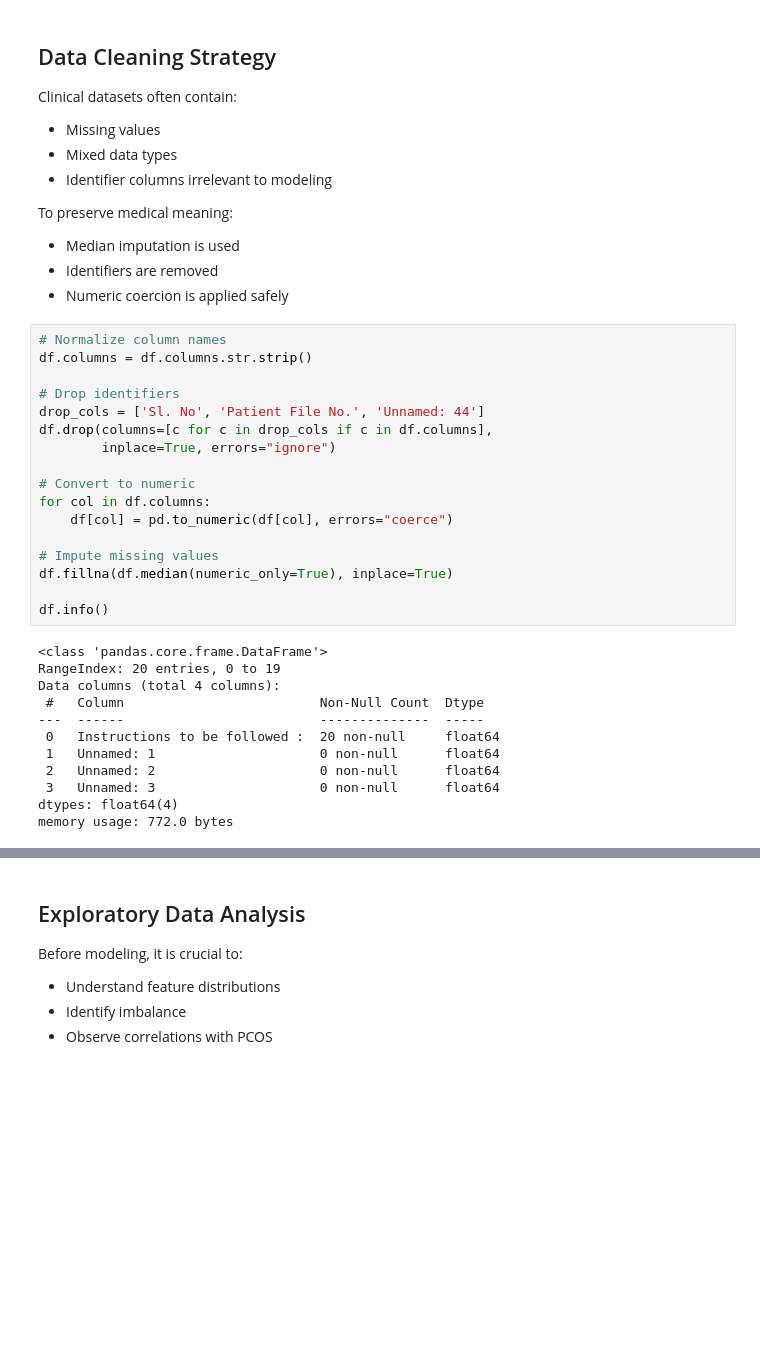
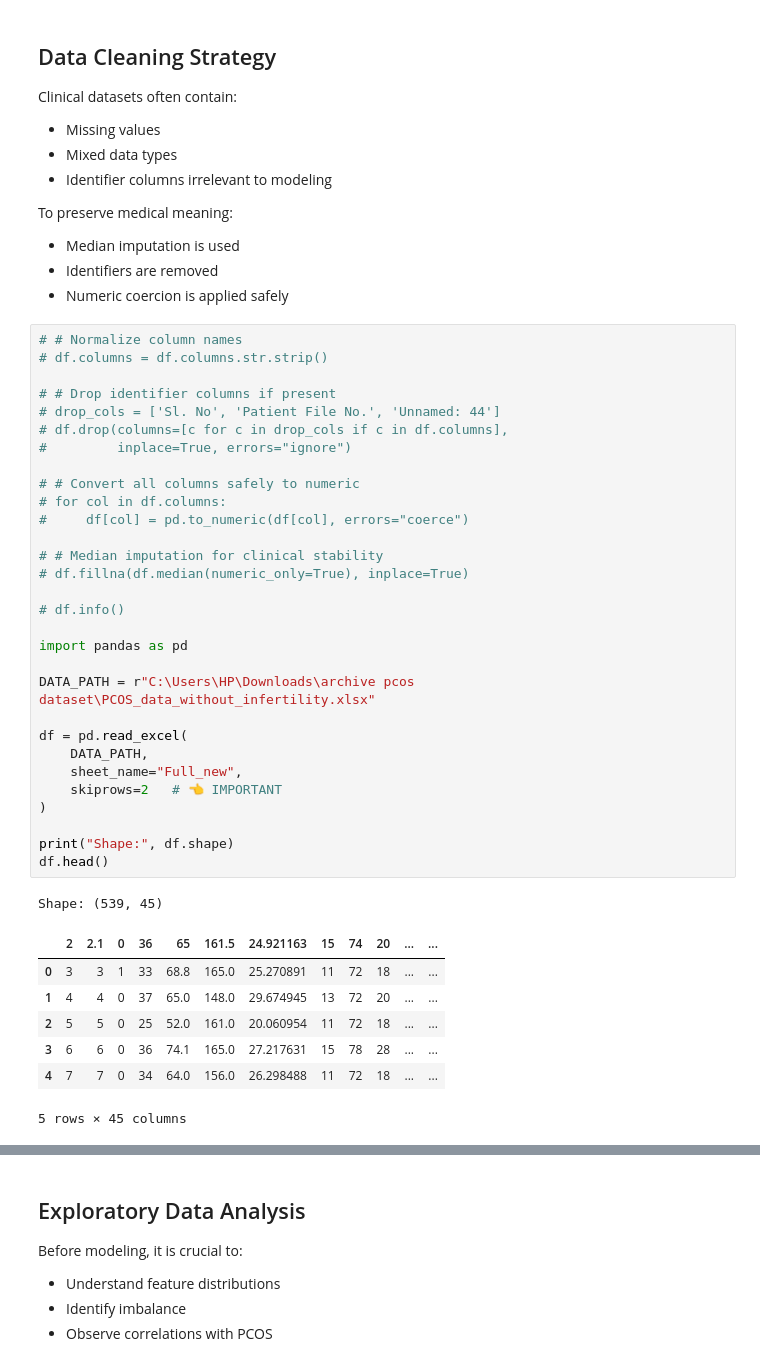
Before and after one commit to rakshamishra54/CycleSense-AI-Tableau, a Jupyter notebook: model/model.ipynb, the cells around one changed output, grey strips where cells are left out. Drawn from its saved outputs; the diff is of its cells as text; blank space fills up the shorter version.

```diff
--- a/model/model.ipynb
+++ b/model/model.ipynb
@@ -131,31 +131,41 @@ To preserve medical meaning:
 - Identifiers are removed
 - Numeric coercion is applied safely
 # %%
-# Normalize column names
-df.columns = df.columns.str.strip()
+# # Normalize column names
+# df.columns = df.columns.str.strip()
 
-# Drop identifiers
-drop_cols = ['Sl. No', 'Patient File No.', 'Unnamed: 44']
-df.drop(columns=[c for c in drop_cols if c in df.columns],
-        inplace=True, errors="ignore")
+# # Drop identifier columns if present
+# drop_cols = ['Sl. No', 'Patient File No.', 'Unnamed: 44']
+# df.drop(columns=[c for c in drop_cols if c in df.columns],
+#         inplace=True, errors="ignore")
 
-# Convert to numeric
-for col in df.columns:
-    df[col] = pd.to_numeric(df[col], errors="coerce")
+# # Convert all columns safely to numeric
+# for col in df.columns:
+#     df[col] = pd.to_numeric(df[col], errors="coerce")
 
-# Impute missing values
-df.fillna(df.median(numeric_only=True), inplace=True)
+# # Median imputation for clinical stability
+# df.fillna(df.median(numeric_only=True), inplace=True)
 
-df.info()
+# df.info()
+
+import pandas as pd
+
+DATA_PATH = r"C:\Users\HP\Downloads\archive pcos dataset\PCOS_data_without_infertility.xlsx"
+
+df = pd.read_excel(
+    DATA_PATH,
+    sheet_name="Full_new",
+    skiprows=2   # 👈 IMPORTANT
+)
+
+print("Shape:", df.shape)
+df.head()
 # %% [output]
-<class 'pandas.core.frame.DataFrame'>
-RangeIndex: 20 entries, 0 to 19
-Data columns (total 4 columns):
- #   Column                         Non-Null Count  Dtype
----  ------                         --------------  -----
- 0   Instructions to be followed :  20 non-null     float64
- 1   Unnamed: 1                     0 non-null      float64
- 2   Unnamed: 2                     0 non-null      float64
- 3   Unnamed: 3                     0 non-null      float64
-dtypes: float64(4)
-memory usage: 772.0 bytes
+Shape: (539, 45)
+|  | 2 | 2.1 | 0 | 36 | 65 | 161.5 | 24.921163 | 15 | 74 | 20 | ... | ... |
+| 0 | 3 | 3 | 1 | 33 | 68.8 | 165.0 | 25.270891 | 11 | 72 | 18 | ... | ... |
+| 1 | 4 | 4 | 0 | 37 | 65.0 | 148.0 | 29.674945 | 13 | 72 | 20 | ... | ... |
+| 2 | 5 | 5 | 0 | 25 | 52.0 | 161.0 | 20.060954 | 11 | 72 | 18 | ... | ... |
+| 3 | 6 | 6 | 0 | 36 | 74.1 | 165.0 | 27.217631 | 15 | 78 | 28 | ... | ... |
+| 4 | 7 | 7 | 0 | 34 | 64.0 | 156.0 | 26.298488 | 11 | 72 | 18 | ... | ... |
+5 rows × 45 columns
```
Also changed, not shown: parts of 4 cells of this notebook.
